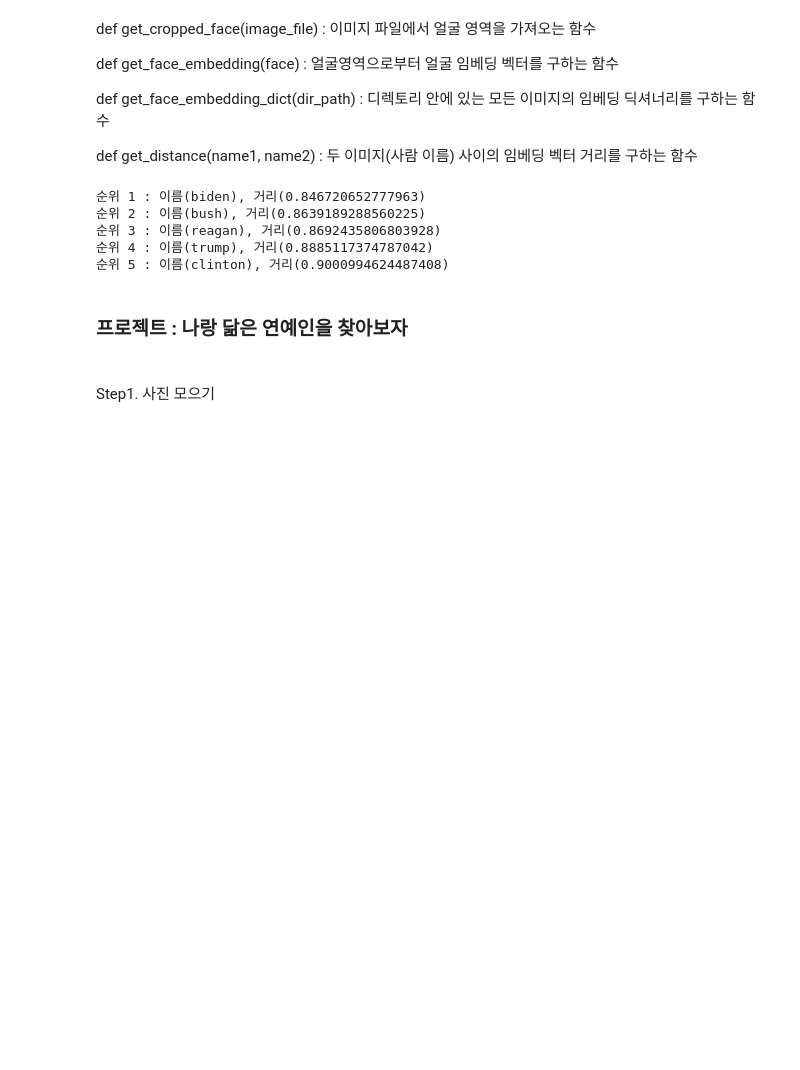
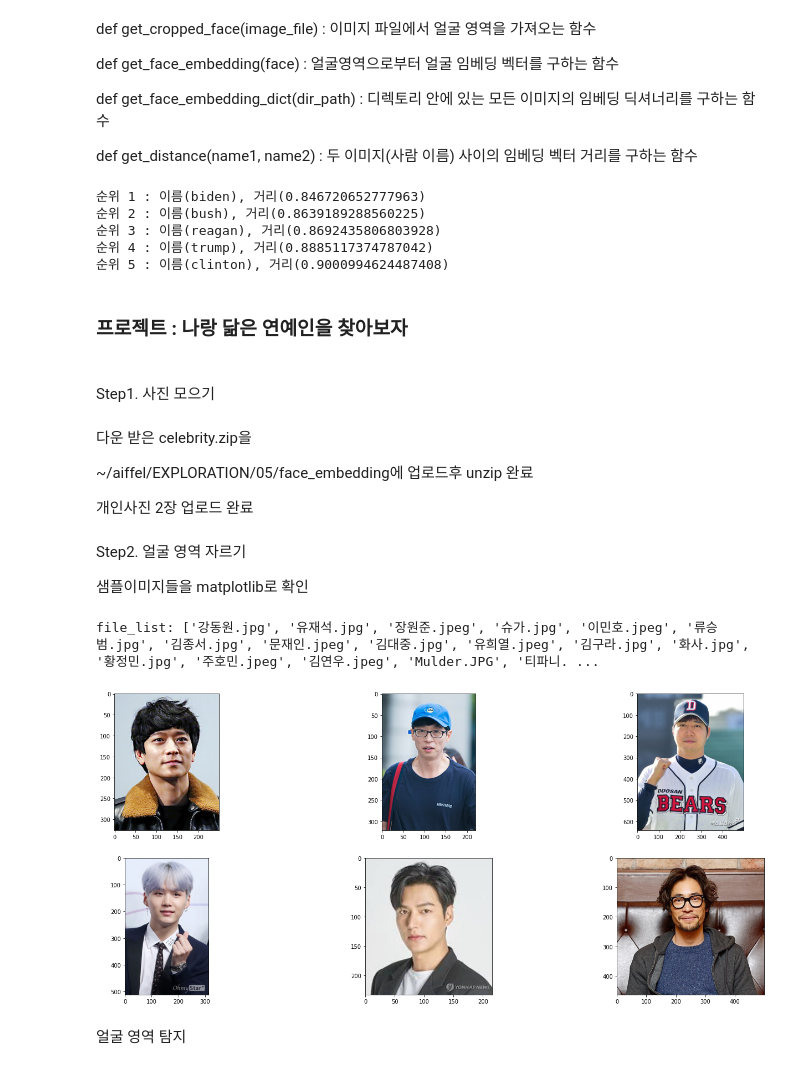
Before and after one commit to SonAhhyun/EXPLORATION, a Jupyter notebook: face_embedding.ipynb, the cells around one changed output. Saved outputs shown, nothing was run; the diff lists cells and outputs as text; code cells hidden in the pictures; blank space fills up the shorter version.

Commit message:
EXPLORATION 05

```diff
--- a/face_embedding.ipynb
+++ b/face_embedding.ipynb
@@ -238,3 +238,46 @@ get_nearest_face('obama')
 <h3>프로젝트 : 나랑 닮은 연예인을 찾아보자<h3>
 # %% [markdown]
 Step1. 사진 모으기
+# %% [markdown]
+다운 받은 celebrity.zip을
+
+~/aiffel/EXPLORATION/05/face_embedding에 업로드후 unzip 완료
+
+개인사진 2장 업로드 완료
+# %% [markdown]
+Step2. 얼굴 영역 자르기
+
+샘플이미지들을 matplotlib로 확인
+# %%
+#    힌트
+#    from PIL import Image
+#    face = get_cropped_face(image_path)
+#    pillow_image = Image.fromarray(face)
+#    pillow_image.save(path_to_save)
+
+
+import os
+
+dir_path = os.getenv('HOME')+'/aiffel/EXPLORATION/05/face_embedding/celebrity'
+file_list = os.listdir(dir_path)
+
+print ("file_list: {}".format(file_list))
+
+import matplotlib.pyplot as plt
+import matplotlib.image as img
+
+#Set figsize here
+fig, axes = plt.subplots(nrows=2, ncols=3, figsize=(24,10))
+
+# flatten axes for easy iterating
+for i, ax in enumerate(axes.flatten()):
+  image = img.imread(dir_path+'/'+file_list[i])
+  ax.imshow(image)
+plt.show()
+
+fig.tight_layout()
+# %% [output]
+file_list: ['강동원.jpg', '유재석.jpg', '장원준.jpeg', '슈가.jpg', '이민호.jpeg', '류승범.jpg', '김종서.jpg', '문재인.jpeg', '김대중.jpg', '유희열.jpeg', '김구라.jpg', '화사.jpg', '황정민.jpg', '주호민.jpeg', '김연우.jpeg', 'Mulder.JPG', '티파니. ...
+[figure, added]
+# %% [markdown]
+얼굴 영역 탐지
```
Also changed, not shown: parts of 35 cells of this notebook, 1 other file.
